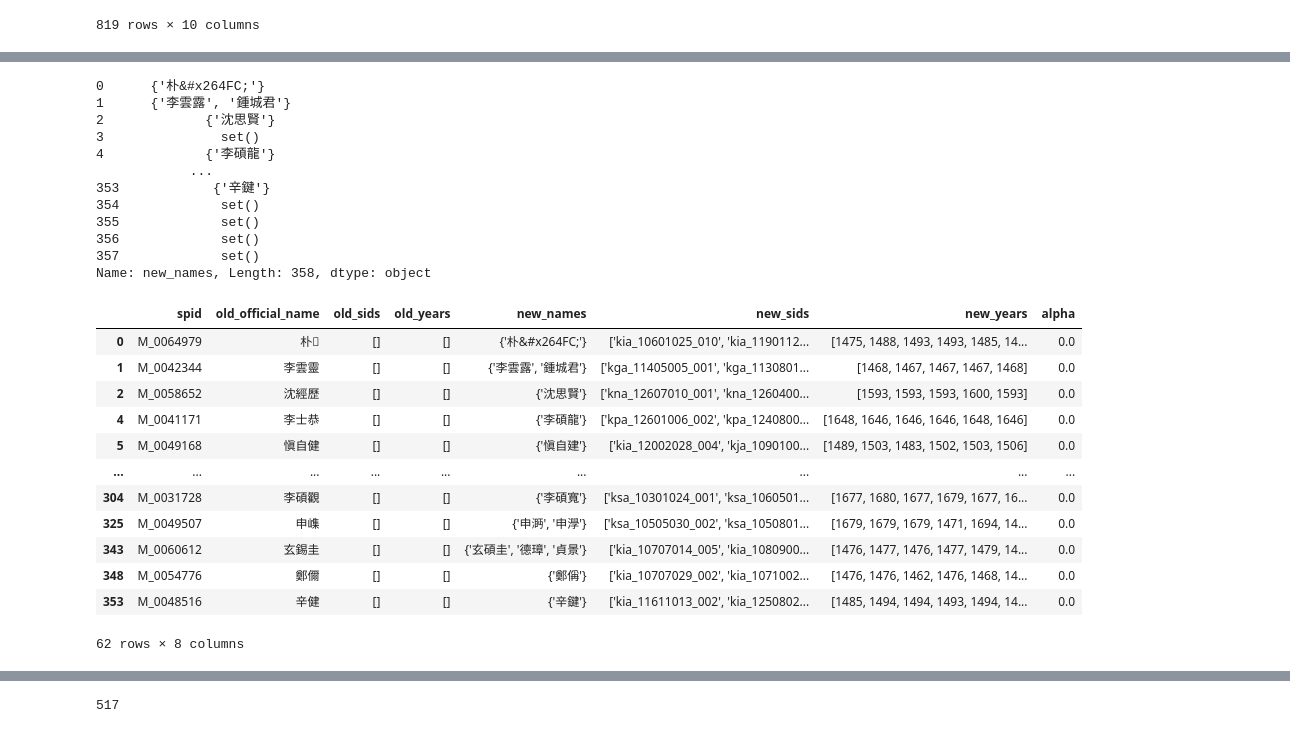
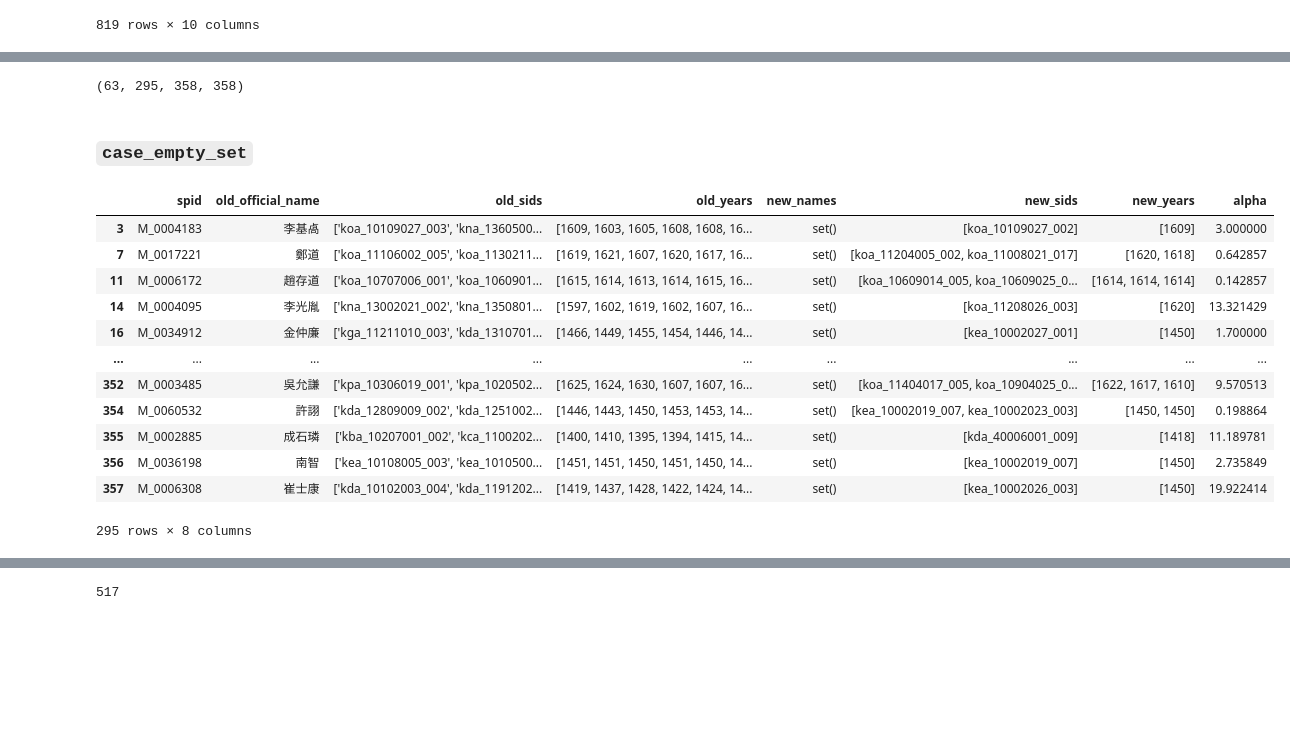
Before and after one commit to yenniejun/JoseonMunkwa, a Jupyter notebook: code/PreprocessToLinkage/To Split.ipynb, the cells around one changed output, grey strips where cells are left out. Cells and saved outputs as stored; diff of their text form; code cells hidden in the pictures; blank space fills up the shorter version.

```diff
--- a/code/PreprocessToLinkage/To Split.ipynb
+++ b/code/PreprocessToLinkage/To Split.ipynb
@@ -874,34 +919,8 @@ other_split_cases['old_years'] = other_split_cases.old_years.apply(lambda x: lit
 # other_split_cases['new_names'] = other_split_cases['new_names'].apply(to_set)
-# %%
-other_split_cases['new_names']
-# %% [output]
-0      {'朴&#x264FC;'}
-1      {'李雲露', '鍾城君'}
-2             {'沈思賢'}
-3               set()
-4             {'李碩龍'}
-            ...
-353            {'辛鍵'}
-354             set()
-355             set()
-356             set()
-357             set()
-Name: new_names, Length: 358, dtype: object
 # %%
-#these are the cases where the old official name is incorrect
-
-other_split_cases[other_split_cases.new_names.apply(lambda x: len(x) > 5)]
+# these are the 2 cases where the old official name is incorrect
+case_new_name = other_split_cases[other_split_cases.new_names.apply(lambda x: x != "set()")]
+case_empty_set = other_split_cases[other_split_cases.new_names.apply(lambda x: x =="set()")]
+len(case_new_name), len(case_empty_set), len(other_split_cases), 63+295
 # %% [output]
-|  | spid | old_official_name | old_sids | old_years | new_names | new_sids | new_years | alpha |
-| 0 | M_0064979 | 朴 | [] | [] | {'朴&#x264FC;'} | ['kia_10601025_010', 'kia_1190112... | [1475, 1488, 1493, 1493, 1485, 14... | 0.0 |
-| 1 | M_0042344 | 李雲靈 | [] | [] | {'李雲露', '鍾城君'} | ['kga_11405005_001', 'kga_1130801... | [1468, 1467, 1467, 1467, 1468] | 0.0 |
-| 2 | M_0058652 | 沈經歷 | [] | [] | {'沈思賢'} | ['kna_12607010_001', 'kna_1260400... | [1593, 1593, 1593, 1600, 1593] | 0.0 |
-| 4 | M_0041171 | 李士恭 | [] | [] | {'李碩龍'} | ['kpa_12601006_002', 'kpa_1240800... | [1648, 1646, 1646, 1646, 1648, 1646] | 0.0 |
-| 5 | M_0049168 | 愼自健 | [] | [] | {'愼自建'} | ['kia_12002028_004', 'kja_1090100... | [1489, 1503, 1483, 1502, 1503, 1506] | 0.0 |
-| ... | ... | ... | ... | ... | ... | ... | ... | ... |
-| 304 | M_0031728 | 李碩觀 | [] | [] | {'李碩寬'} | ['ksa_10301024_001', 'ksa_1060501... | [1677, 1680, 1677, 1679, 1677, 16... | 0.0 |
-| 325 | M_0049507 | 申㠎 | [] | [] | {'申㴐', '申㶅'} | ['ksa_10505030_002', 'ksa_1050801... | [1679, 1679, 1679, 1471, 1694, 14... | 0.0 |
-| 343 | M_0060612 | 玄錫圭 | [] | [] | {'玄碩圭', '德璋', '貞景'} | ['kia_10707014_005', 'kia_1080900... | [1476, 1477, 1476, 1477, 1479, 14... | 0.0 |
-| 348 | M_0054776 | 鄭儞 | [] | [] | {'鄭偁'} | ['kia_10707029_002', 'kia_1071002... | [1476, 1476, 1462, 1476, 1468, 14... | 0.0 |
-| 353 | M_0048516 | 辛健 | [] | [] | {'辛鍵'} | ['kia_11611013_002', 'kia_1250802... | [1485, 1494, 1494, 1493, 1494, 14... | 0.0 |
-62 rows × 8 columns
+(63, 295, 358, 358)
@@ -909,0 +927,18 @@ len(split_people), len(too_similar_not_splitting)
+# %% [markdown]
+### `case_empty_set`
+# %%
+case_empty_set
+# %% [output]
+|  | spid | old_official_name | old_sids | old_years | new_names | new_sids | new_years | alpha |
+| 3 | M_0004183 | 李基卨 | ['koa_10109027_003', 'kna_1360500... | [1609, 1603, 1605, 1608, 1608, 16... | set() | [koa_10109027_002] | [1609] | 3.000000 |
+| 7 | M_0017221 | 鄭道 | ['koa_11106002_005', 'koa_1130211... | [1619, 1621, 1607, 1620, 1617, 16... | set() | [koa_11204005_002, koa_11008021_017] | [1620, 1618] | 0.642857 |
+| 11 | M_0006172 | 趙存道 | ['koa_10707006_001', 'koa_1060901... | [1615, 1614, 1613, 1614, 1615, 16... | set() | [koa_10609014_005, koa_10609025_0... | [1614, 1614, 1614] | 0.142857 |
+| 14 | M_0004095 | 李光胤 | ['kna_13002021_002', 'kna_1350801... | [1597, 1602, 1619, 1602, 1607, 16... | set() | [koa_11208026_003] | [1620] | 13.321429 |
+| 16 | M_0034912 | 金仲廉 | ['kga_11211010_003', 'kda_1310701... | [1466, 1449, 1455, 1454, 1446, 14... | set() | [kea_10002027_001] | [1450] | 1.700000 |
+| ... | ... | ... | ... | ... | ... | ... | ... | ... |
+| 352 | M_0003485 | 吳允謙 | ['kpa_10306019_001', 'kpa_1020502... | [1625, 1624, 1630, 1607, 1607, 16... | set() | [koa_11404017_005, koa_10904025_0... | [1622, 1617, 1610] | 9.570513 |
+| 354 | M_0060532 | 許詡 | ['kda_12809009_002', 'kda_1251002... | [1446, 1443, 1450, 1453, 1453, 14... | set() | [kea_10002019_007, kea_10002023_003] | [1450, 1450] | 0.198864 |
+| 355 | M_0002885 | 成石璘 | ['kba_10207001_002', 'kca_1100202... | [1400, 1410, 1395, 1394, 1415, 14... | set() | [kda_40006001_009] | [1418] | 11.189781 |
+| 356 | M_0036198 | 南智 | ['kea_10108005_003', 'kea_1010500... | [1451, 1451, 1450, 1451, 1450, 14... | set() | [kea_10002019_007] | [1450] | 2.735849 |
+| 357 | M_0006308 | 崔士康 | ['kda_10102003_004', 'kda_1191202... | [1419, 1437, 1428, 1422, 1424, 14... | set() | [kea_10002026_003] | [1450] | 19.922414 |
+295 rows × 8 columns
```
Also changed, not shown: parts of 32 cells of this notebook.
